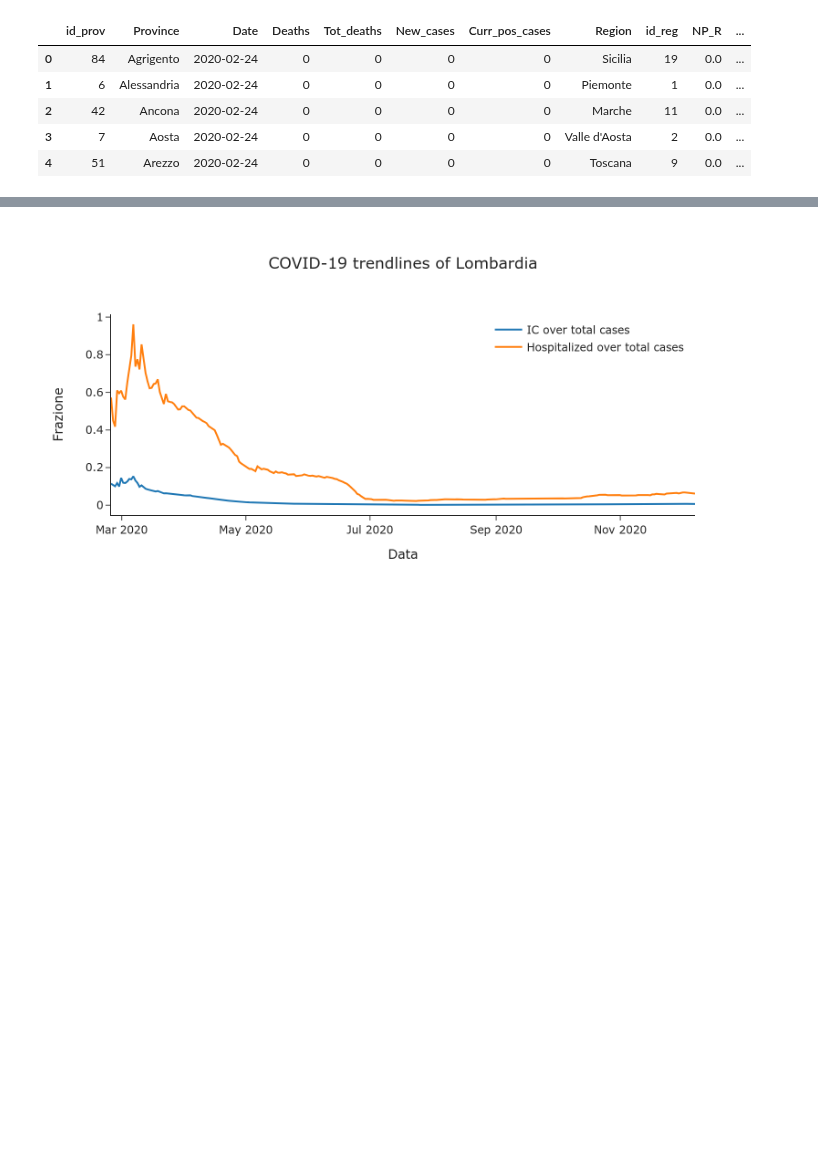
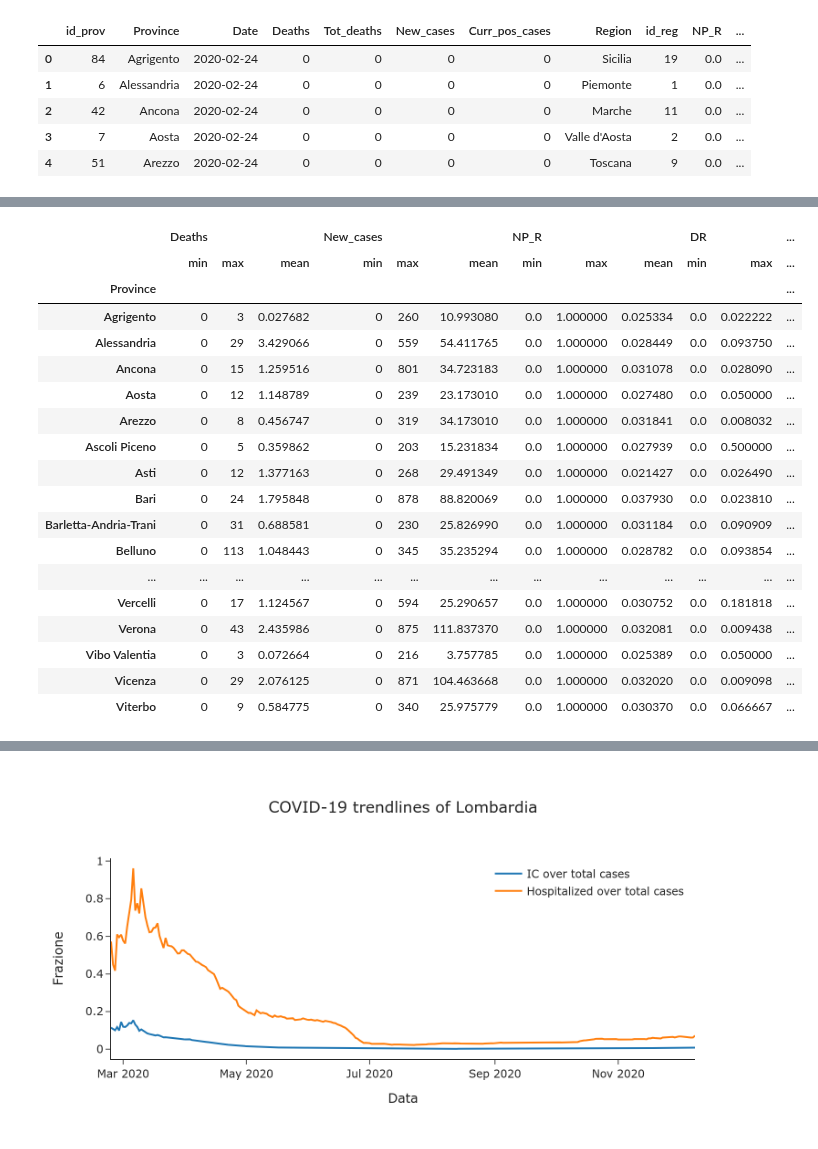
Before and after one commit to nicoloverardo/master-degree-thesis, a Jupyter notebook: notebooks/eda.ipynb, the cells around one changed output, grey strips where cells are left out. Saved outputs shown, nothing was run; the diff lists cells and outputs as text; code cells hidden in the pictures; blank space fills up the shorter version.

```diff
--- a/notebooks/eda.ipynb
+++ b/notebooks/eda.ipynb
@@ -66,3 +65,26 @@ covidpro_df.tail()
+# %%
+df = covidpro_df.groupby(['Province'])[['Deaths', 'New_cases', "NP_R", "DR"]].agg(["min", "max", "mean"])
+display(HTML(df.to_html()))
+# %% [output]
+|  | Deaths |  |  | New_cases |  |  | NP_R |  |  | DR |  | ... |
+|  | min | max | mean | min | max | mean | min | max | mean | min | max | ... |
+| Province |  |  |  |  |  |  |  |  |  |  |  | ... |
+| Agrigento | 0 | 3 | 0.027682 | 0 | 260 | 10.993080 | 0.0 | 1.000000 | 0.025334 | 0.0 | 0.022222 | ... |
+| Alessandria | 0 | 29 | 3.429066 | 0 | 559 | 54.411765 | 0.0 | 1.000000 | 0.028449 | 0.0 | 0.093750 | ... |
+| Ancona | 0 | 15 | 1.259516 | 0 | 801 | 34.723183 | 0.0 | 1.000000 | 0.031078 | 0.0 | 0.028090 | ... |
+| Aosta | 0 | 12 | 1.148789 | 0 | 239 | 23.173010 | 0.0 | 1.000000 | 0.027480 | 0.0 | 0.050000 | ... |
+| Arezzo | 0 | 8 | 0.456747 | 0 | 319 | 34.173010 | 0.0 | 1.000000 | 0.031841 | 0.0 | 0.008032 | ... |
+| Ascoli Piceno | 0 | 5 | 0.359862 | 0 | 203 | 15.231834 | 0.0 | 1.000000 | 0.027939 | 0.0 | 0.500000 | ... |
+| Asti | 0 | 12 | 1.377163 | 0 | 268 | 29.491349 | 0.0 | 1.000000 | 0.021427 | 0.0 | 0.026490 | ... |
+| Bari | 0 | 24 | 1.795848 | 0 | 878 | 88.820069 | 0.0 | 1.000000 | 0.037930 | 0.0 | 0.023810 | ... |
+| Barletta-Andria-Trani | 0 | 31 | 0.688581 | 0 | 230 | 25.826990 | 0.0 | 1.000000 | 0.031184 | 0.0 | 0.090909 | ... |
+| Belluno | 0 | 113 | 1.048443 | 0 | 345 | 35.235294 | 0.0 | 1.000000 | 0.028782 | 0.0 | 0.093854 | ... |
+| ... | ... | ... | ... | ... | ... | ... | ... | ... | ... | ... | ... | ... |
+| Vercelli | 0 | 17 | 1.124567 | 0 | 594 | 25.290657 | 0.0 | 1.000000 | 0.030752 | 0.0 | 0.181818 | ... |
+| Verona | 0 | 43 | 2.435986 | 0 | 875 | 111.837370 | 0.0 | 1.000000 | 0.032081 | 0.0 | 0.009438 | ... |
+| Vibo Valentia | 0 | 3 | 0.072664 | 0 | 216 | 3.757785 | 0.0 | 1.000000 | 0.025389 | 0.0 | 0.050000 | ... |
+| Vicenza | 0 | 29 | 2.076125 | 0 | 871 | 104.463668 | 0.0 | 1.000000 | 0.032020 | 0.0 | 0.009098 | ... |
+| Viterbo | 0 | 9 | 0.584775 | 0 | 340 | 25.975779 | 0.0 | 1.000000 | 0.030370 | 0.0 | 0.066667 | ... |
 # %%
 dpc_regioni_df.info()
 # %% [output]
```
Also changed, not shown: parts of 18 cells of this notebook.
